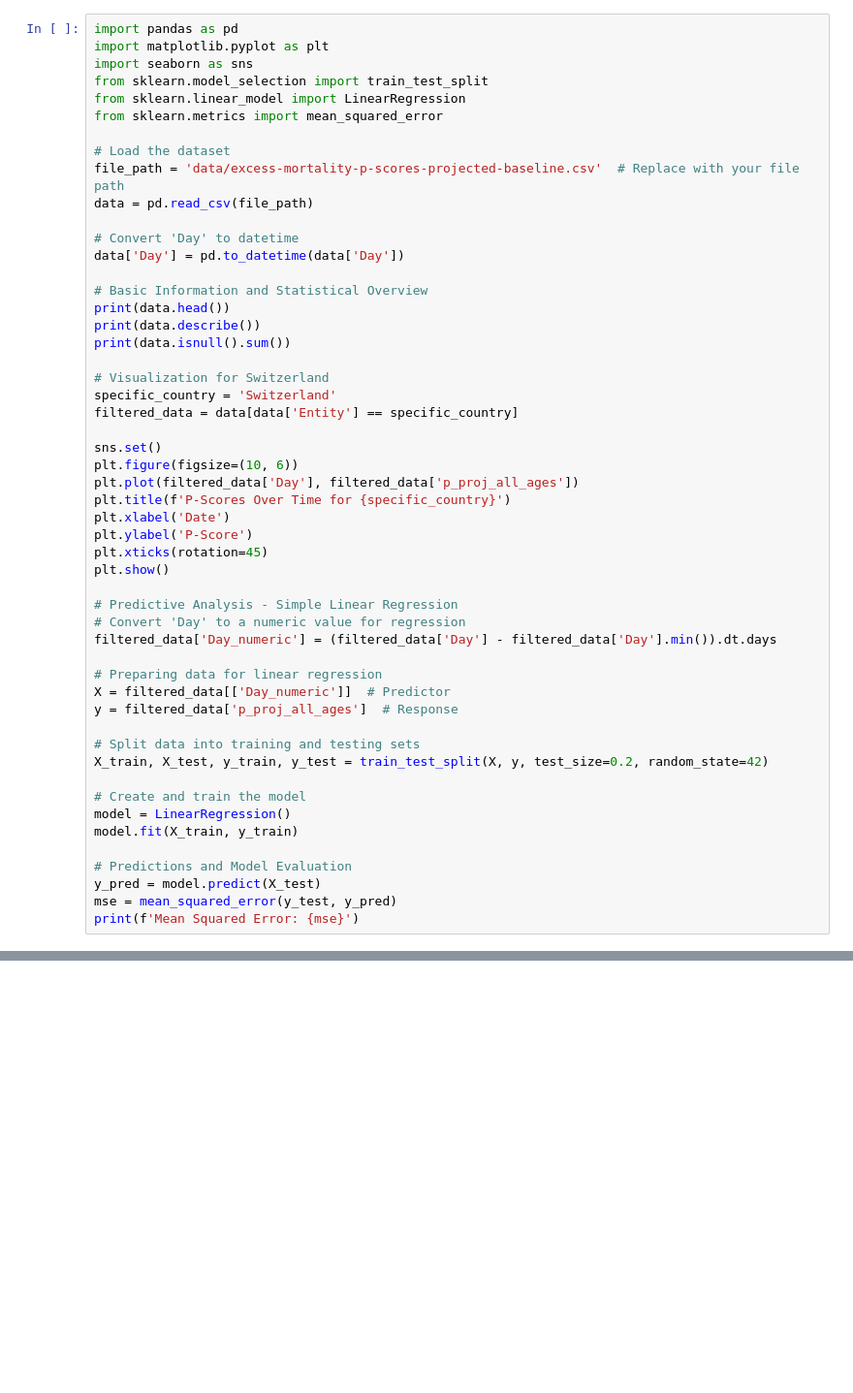
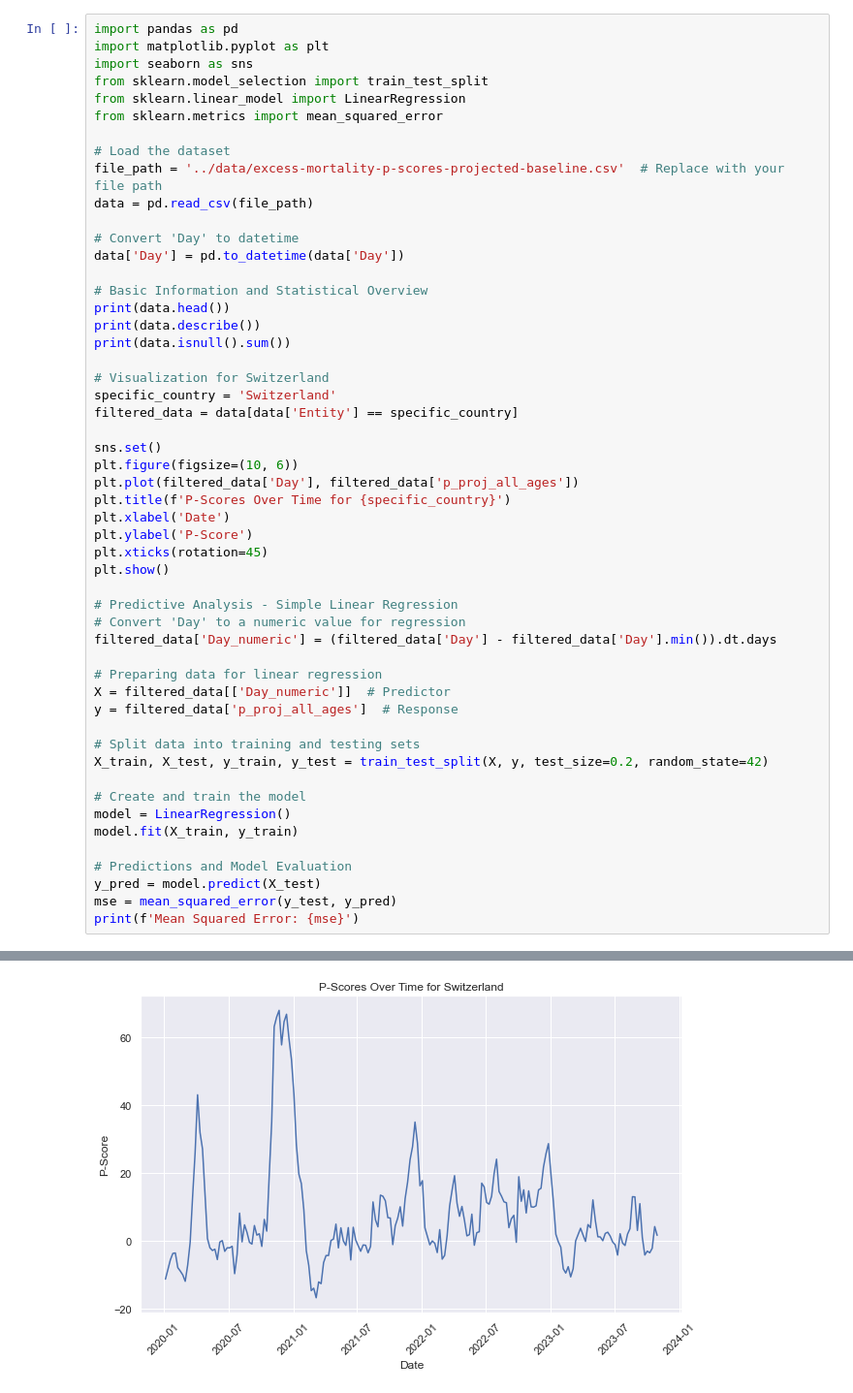
Before and after one commit to NB-01/covid19-data-analysis, a Jupyter notebook: scripts/01_EDA.ipynb, the cells around one changed output, grey strips where cells are left out. Shown: that part at 97% size. Saved outputs shown, nothing was run; the diff lists cells and outputs as text; blank space fills up the shorter version.

```diff
--- a/scripts/01_EDA.ipynb
+++ b/scripts/01_EDA.ipynb
@@ -7,7 +7,7 @@ from sklearn.linear_model import LinearRegression
 from sklearn.metrics import mean_squared_error
 
 # Load the dataset
-file_path = 'data/excess-mortality-p-scores-projected-baseline.csv'  # Replace with your file path
+file_path = '../data/excess-mortality-p-scores-projected-baseline.csv'  # Replace with your file path
 data = pd.read_csv(file_path)
 
 # Convert 'Day' to datetime
@@ -54,0 +74 @@ FileNotFoundError: [Errno 2] No such file or directory: 'data/excess-mortality-p
+[figure, added]
```
Also changed, not shown: parts of 1 cell of this notebook, 2 other files.
